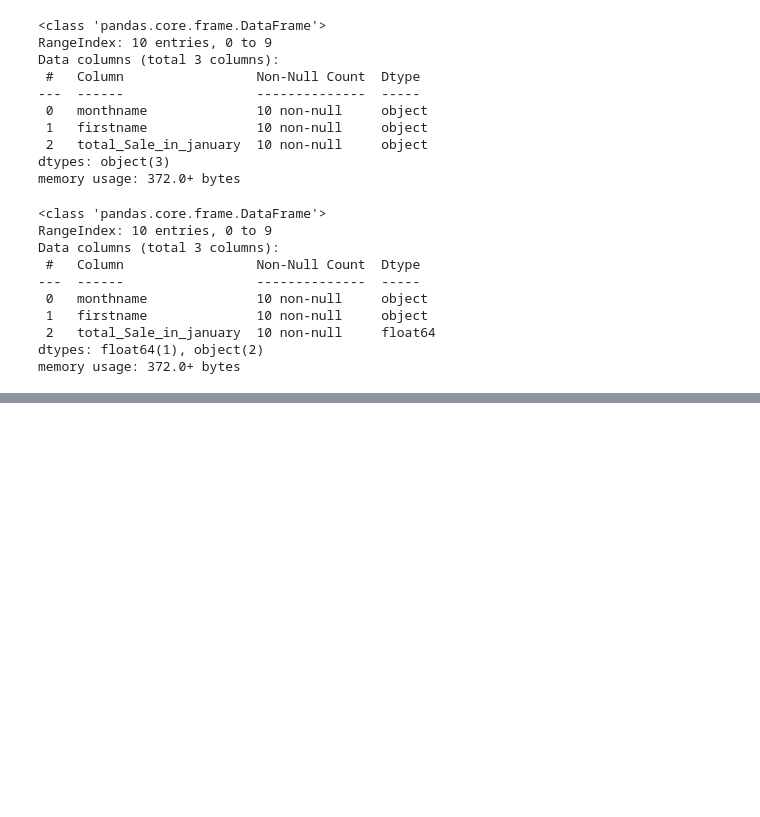
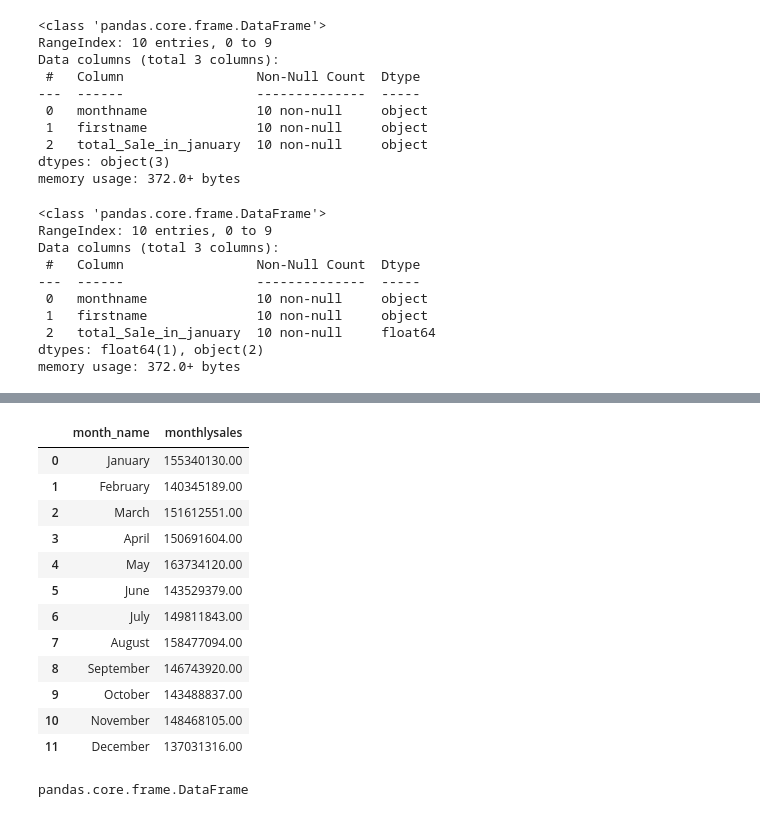
Before and after one commit to Anikaitmalik/Swift_market_data_analysis, a Jupyter notebook: swiftmarket.ipynb, the cells around one changed output, grey strips where cells are left out. Saved outputs shown, nothing was run; the diff lists cells and outputs as text; code cells hidden in the pictures; blank space fills up the shorter version.

```diff
--- a/swiftmarket.ipynb
+++ b/swiftmarket.ipynb
@@ -198,0 +234,20 @@ memory usage: 372.0+ bytes
+# %%
+df
+# %% [output]
+|  | month_name | monthlysales |
+| 0 | January | 155340130.00 |
+| 1 | February | 140345189.00 |
+| 2 | March | 151612551.00 |
+| 3 | April | 150691604.00 |
+| 4 | May | 163734120.00 |
+| 5 | June | 143529379.00 |
+| 6 | July | 149811843.00 |
+| 7 | August | 158477094.00 |
+| 8 | September | 146743920.00 |
+| 9 | October | 143488837.00 |
+| 10 | November | 148468105.00 |
+| 11 | December | 137031316.00 |
+# %%
+type(df)
+# %% [output]
+pandas.core.frame.DataFrame
```
Also changed, not shown: parts of 11 cells of this notebook.
